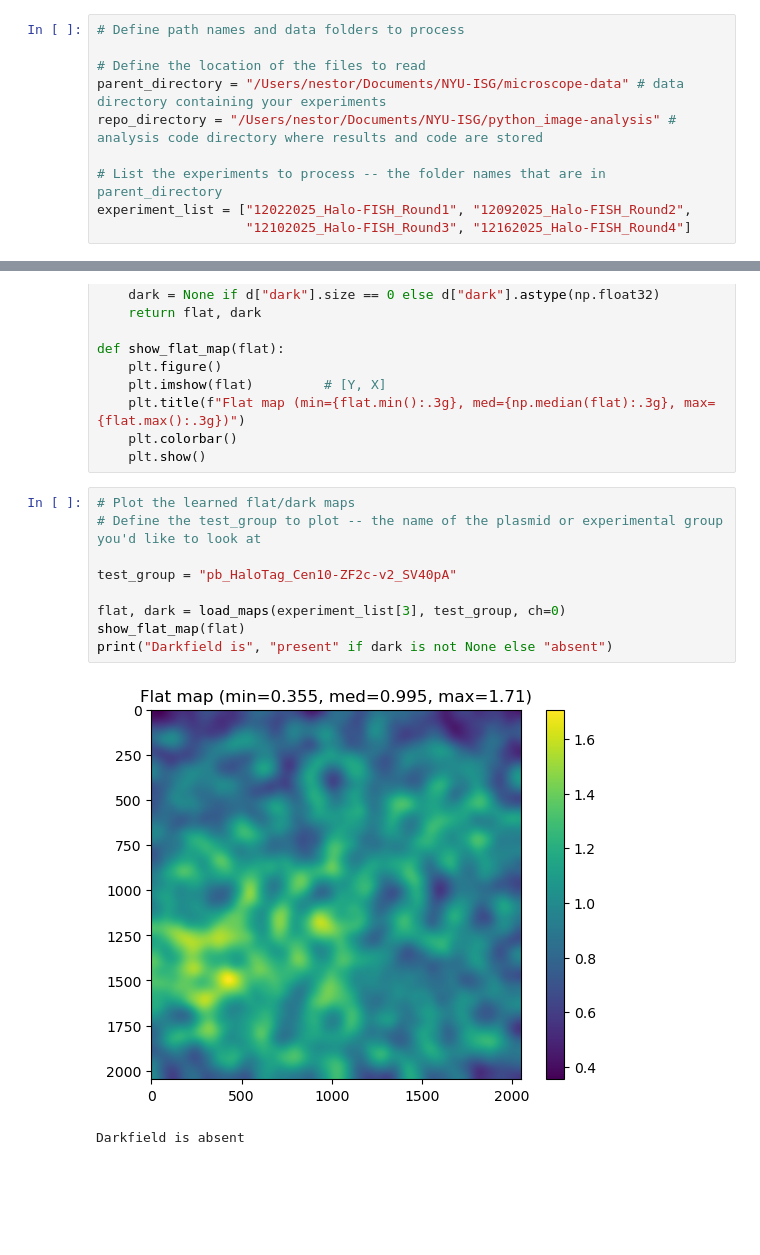
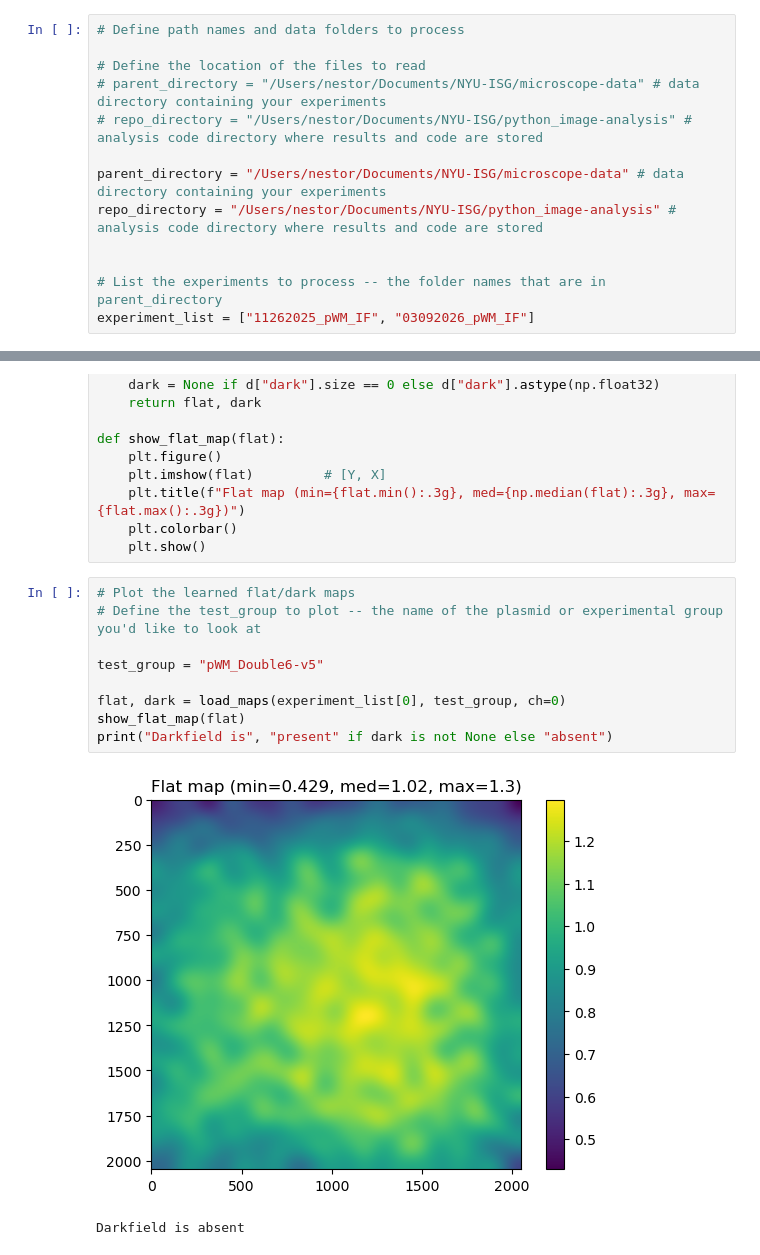
Before and after one commit to timotheelionnet/python_image-analysis, a Jupyter notebook: notebooks/BaSiC_FFC.ipynb, the cells around one changed output, grey strips where cells are left out. Cells and saved outputs as stored; diff of their text form; blank space fills up the shorter version.

```diff
--- a/notebooks/BaSiC_FFC.ipynb
+++ b/notebooks/BaSiC_FFC.ipynb
@@ -49,12 +49,15 @@ Patched: jax._src.numpy.util._wraps -> implements
 # Define path names and data folders to process
 
 # Define the location of the files to read
+# parent_directory = "/Users/nestor/Documents/NYU-ISG/microscope-data" # data directory containing your experiments
+# repo_directory = "/Users/nestor/Documents/NYU-ISG/python_image-analysis" # analysis code directory where results and code are stored
+
 parent_directory = "/Users/nestor/Documents/NYU-ISG/microscope-data" # data directory containing your experiments
 repo_directory = "/Users/nestor/Documents/NYU-ISG/python_image-analysis" # analysis code directory where results and code are stored
 
+
 # List the experiments to process -- the folder names that are in parent_directory
-experiment_list = ["12022025_Halo-FISH_Round1", "12092025_Halo-FISH_Round2",
-                   "12102025_Halo-FISH_Round3", "12162025_Halo-FISH_Round4"]
+experiment_list = ["11262025_pWM_IF", "03092026_pWM_IF"]
 # %%
 # Do some housekeeping first
 
@@ -631,14 +597,14 @@ def show_flat_map(flat):
 # %%
 # Plot the learned flat/dark maps
 # Define the test_group to plot -- the name of the plasmid or experimental group you'd like to look at
 
-test_group = "pb_HaloTag_Cen10-ZF2c-v2_SV40pA"
+test_group = "pWM_Double6-v5"
 
-flat, dark = load_maps(experiment_list[3], test_group, ch=0)
+flat, dark = load_maps(experiment_list[0], test_group, ch=0)
 show_flat_map(flat)
 print("Darkfield is", "present" if dark is not None else "absent")
 # %% [output]
-[figure, old version]
+[figure, new version]
 Darkfield is absent
 # %%
 # Compare a single image before vs after FFC
```
Also changed, not shown: parts of 7 cells of this notebook.
